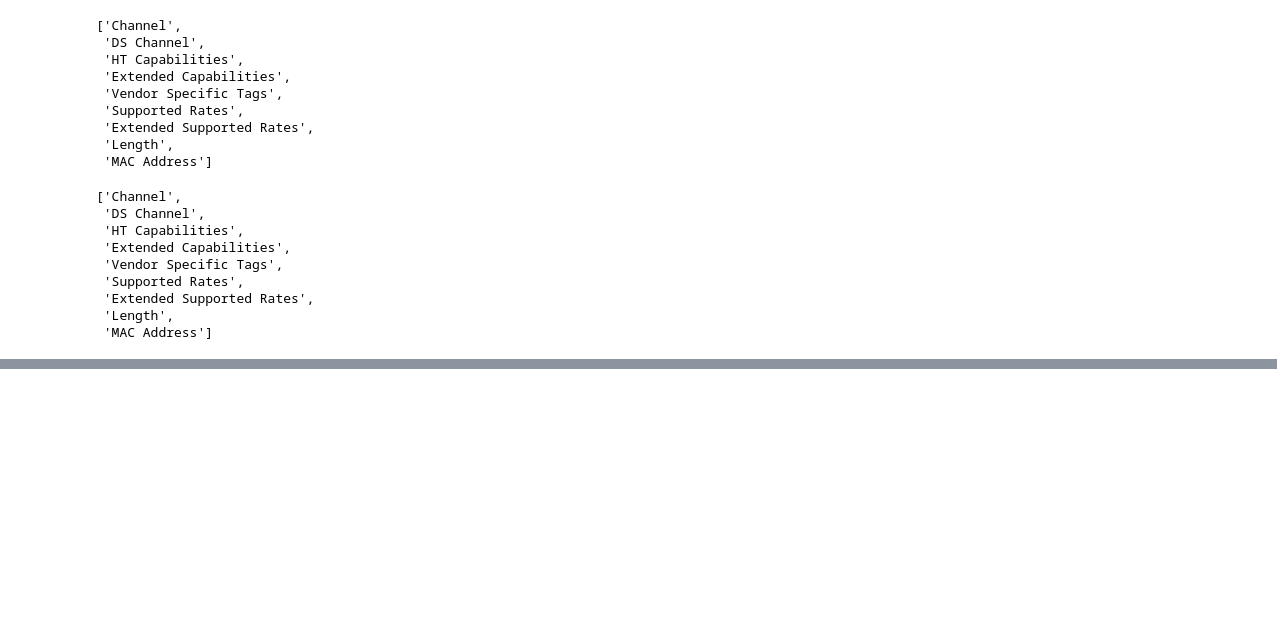
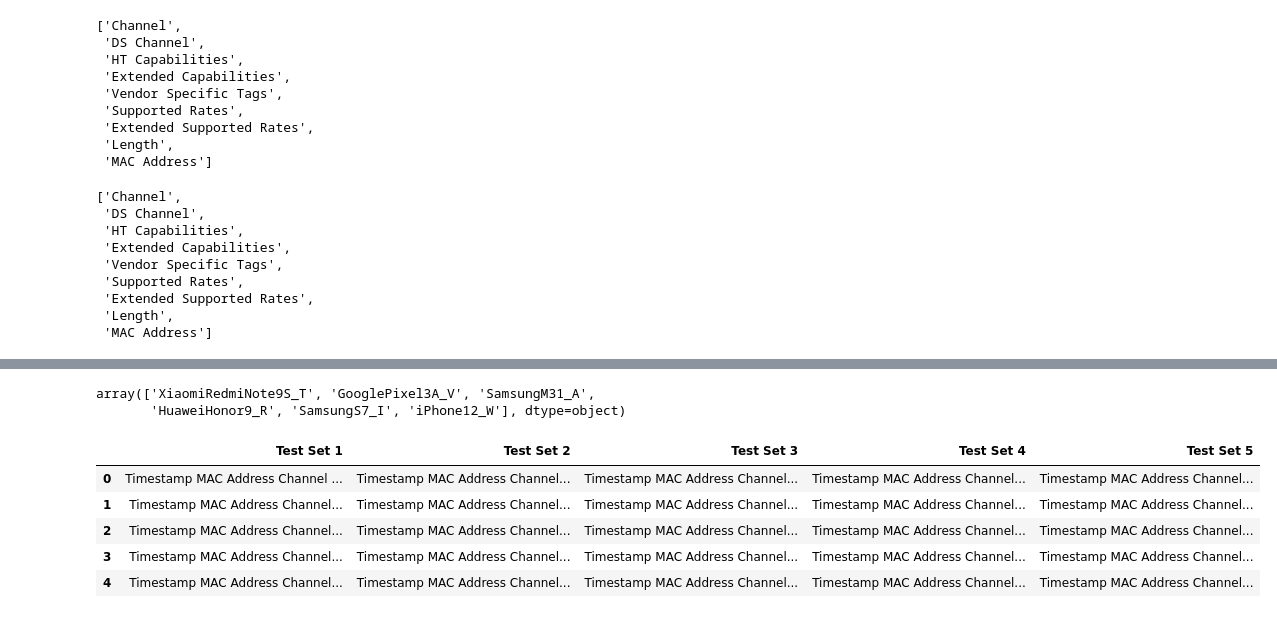
Before and after one commit to tugrul-kok/NMDA, a Jupyter notebook: HW3-MAC-De-Randomization/HW-3.ipynb, the cells around one changed output, grey strips where cells are left out. Drawn from its saved outputs; the diff is of its cells as text; code cells hidden in the pictures; blank space fills up the shorter version.

```diff
--- a/HW3-MAC-De-Randomization/HW-3.ipynb
+++ b/HW3-MAC-De-Randomization/HW-3.ipynb
@@ -266,0 +310,14 @@ plot_heatmap(best_df, "Label", "Cluster ID")
+# %%
+random_dfs_df.iloc[4,1]['Label'].unique()
+# %% [output]
+array(['XiaomiRedmiNote9S_T', 'GooglePixel3A_V', 'SamsungM31_A',
+       'HuaweiHonor9_R', 'SamsungS7_I', 'iPhone12_W'], dtype=object)
+# %%
+random_dfs_df
+# %% [output]
+|  | Test Set 1 | Test Set 2 | Test Set 3 | Test Set 4 | Test Set 5 |
+| 0 | Timestamp MAC Address Channel ... | Timestamp MAC Address Channel... | Timestamp MAC Address Channel... | Timestamp MAC Address Channel... | Timestamp MAC Address Channel... |
+| 1 | Timestamp MAC Address Channel... | Timestamp MAC Address Channel... | Timestamp MAC Address Channel... | Timestamp MAC Address Channel... | Timestamp MAC Address Channel... |
+| 2 | Timestamp MAC Address Channel... | Timestamp MAC Address Channel... | Timestamp MAC Address Channel... | Timestamp MAC Address Channel... | Timestamp MAC Address Channel... |
+| 3 | Timestamp MAC Address Channel... | Timestamp MAC Address Channel... | Timestamp MAC Address Channel... | Timestamp MAC Address Channel... | Timestamp MAC Address Channel... |
+| 4 | Timestamp MAC Address Channel... | Timestamp MAC Address Channel... | Timestamp MAC Address Channel... | Timestamp MAC Address Channel... | Timestamp MAC Address Channel... |
```
Also changed, not shown: parts of 10 cells of this notebook.
